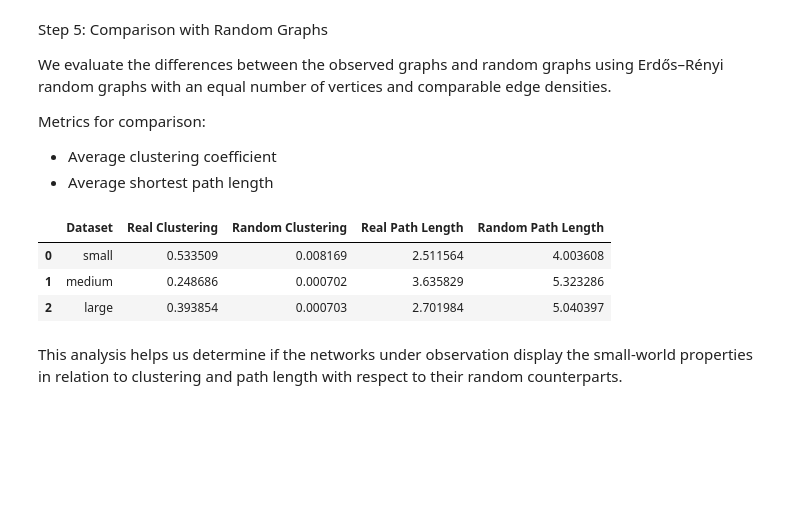
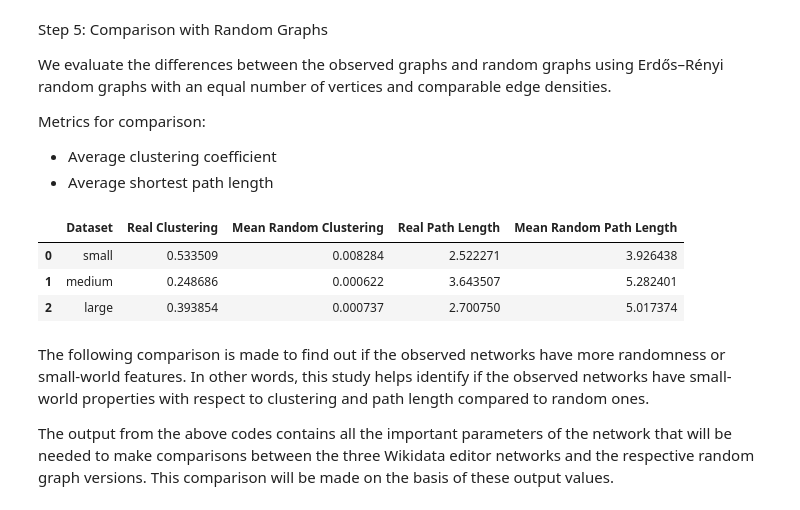
Before and after one commit to GOGO1601/network-data-analysis-cw, a Jupyter notebook: notebooks/taskB.ipynb, the cells around one changed output. Saved outputs shown, nothing was run; the diff lists cells and outputs as text; code cells hidden in the pictures; blank space fills up the shorter version.

Commit message:
Updated Task B notebook with network metrics and random graph comparison

```diff
--- a/notebooks/taskB.ipynb
+++ b/notebooks/taskB.ipynb
@@ -186,51 +185,71 @@ Metrics for comparison:
 - Average clustering coefficient
 - Average shortest path length
 # %%
+def approx_avg_path_length(G, sample_size=100, seed=42):
+    rng = np.random.default_rng(seed)
+    nodes = list(G.nodes())
+    if len(nodes) <= sample_size:
+        sample = nodes
+    else:
+        sample = rng.choice(nodes, size=sample_size, replace=False)
+
+    lengths = []
+    for s in sample:
+        sp = nx.single_source_shortest_path_length(G, s)
+        lengths.extend(sp.values())
+
+    return np.mean(lengths)
+
 random_results = []
+
+num_random_graphs = 5
 
 for name, G in graphs.items():
     n = G.number_of_nodes()
     m = G.number_of_edges()
-
-    # probability for ER graph
     p = (2 * m) / (n * (n - 1))
 
-    G_rand = nx.erdos_renyi_graph(n, p, seed=42)
+    real_clustering = nx.average_clustering(G)
 
-    # clustering
-    real_clustering = nx.average_clustering(G)
-    rand_clustering = nx.average_clustering(G_rand)
+    lcc_real = max(nx.connected_components(G), key=len)
+    G_lcc_real = G.subgraph(lcc_real).copy()
+    real_path = approx_avg_path_length(G_lcc_real)
 
-    # LCC for path length
-    lcc_real = max(nx.connected_components(G), key=len)
-    G_lcc_real = G.subgraph(lcc_real)
+    rand_clusterings = []
+    rand_paths = []
 
-    lcc_rand = max(nx.connected_components(G_rand), key=len)
-    G_lcc_rand = G_rand.subgraph(lcc_rand)
+    for seed in range(num_random_graphs):
+        G_rand = nx.erdos_renyi_graph(n, p, seed=seed)
 
-    real_path = nx.average_shortest_path_length(G_lcc_real)
-    rand_path = nx.average_shortest_path_length(G_lcc_rand)
+        rand_clusterings.append(nx.average_clustering(G_rand))
+
+        lcc_rand = max(nx.connected_components(G_rand), key=len)
+        G_lcc_rand = G_rand.subgraph(lcc_rand).copy()
+        rand_paths.append(approx_avg_path_length(G_lcc_rand, seed=seed))
 
     random_results.append([
         name,
-        real_clustering, rand_clustering,
-        real_path, rand_path
+        real_clustering, np.mean(rand_clusterings),
+        real_path, np.mean(rand_paths)
     ])
 
 random_df = pd.DataFrame(
     random_results,
     columns=[
         "Dataset",
-        "Real Clustering", "Random Clustering",
-        "Real Path Length", "Random Path Length"
+        "Real Clustering", "Mean Random Clustering",
+        "Real Path Length", "Mean Random Path Length"
     ]
 )
 
 random_df
 # %% [output]
-|  | Dataset | Real Clustering | Random Clustering | Real Path Length | Random Path Length |
-| 0 | small | 0.533509 | 0.008169 | 2.511564 | 4.003608 |
-| 1 | medium | 0.248686 | 0.000702 | 3.635829 | 5.323286 |
-| 2 | large | 0.393854 | 0.000703 | 2.701984 | 5.040397 |
+|  | Dataset | Real Clustering | Mean Random Clustering | Real Path Length | Mean Random Path Length |
+| 0 | small | 0.533509 | 0.008284 | 2.522271 | 3.926438 |
+| 1 | medium | 0.248686 | 0.000622 | 3.643507 | 5.282401 |
+| 2 | large | 0.393854 | 0.000737 | 2.700750 | 5.017374 |
-# %% [markdown]
-This analysis helps us determine if the networks under observation display the small-world properties in relation to clustering and path length with respect to their random counterparts.
+# %% [markdown]
+The following comparison is made to find out if the observed networks have more randomness or small-world features.
+In other words, this study helps identify if the observed networks have small-world properties with respect to clustering and path length compared to random ones.
+
+The output from the above codes contains all the important parameters of the network that will be needed to make comparisons between the three Wikidata editor networks and the respective random graph versions. This comparison will be made on the basis of these output values.
```
Also changed, not shown: parts of 1 cell of this notebook.
